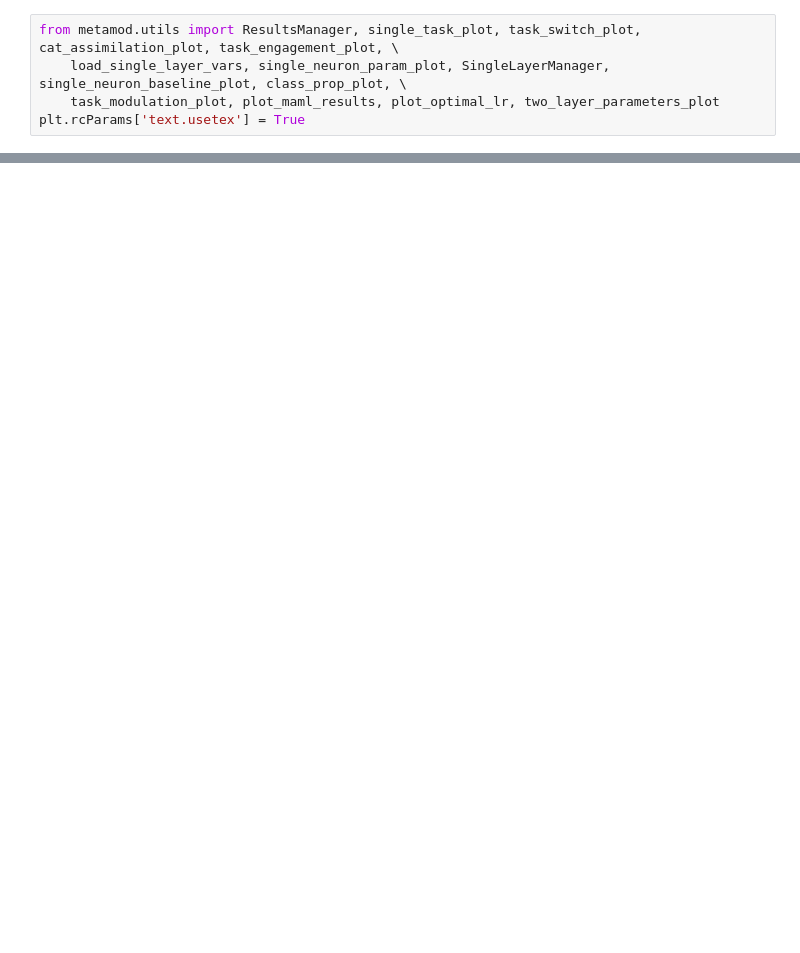
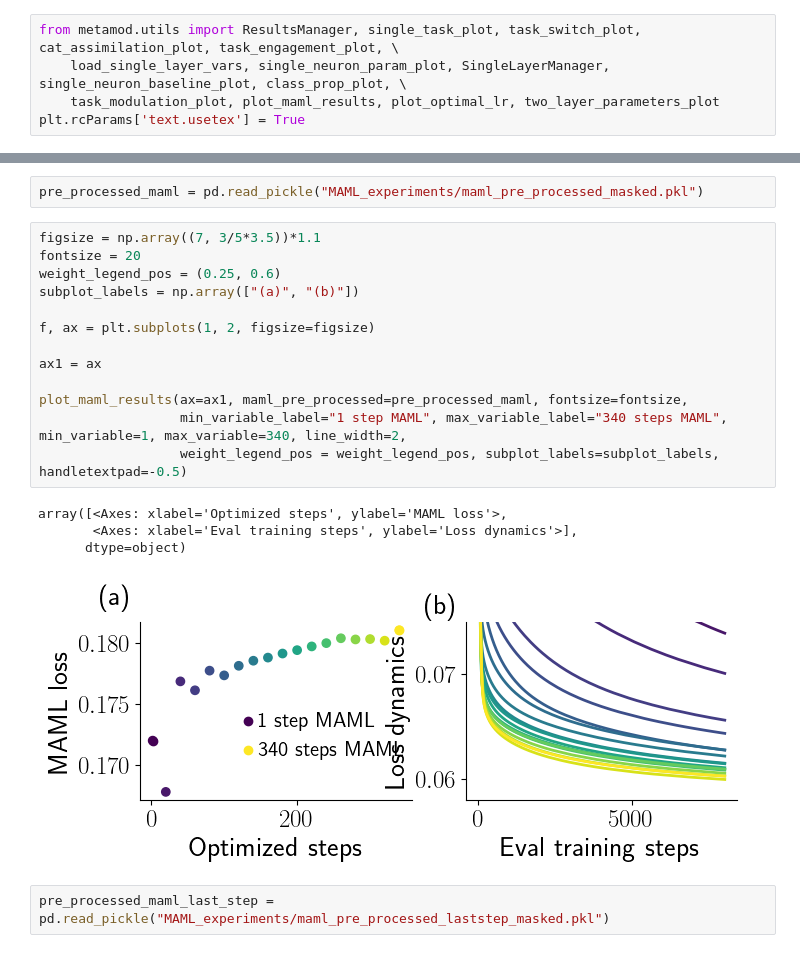
Before and after one commit to rodrigcd/neuromod, a Jupyter notebook: notebooks/rebuttal.ipynb, the cells around one changed output, grey strips where cells are left out. Drawn from its saved outputs; the diff is of its cells as text; blank space fills up the shorter version.

```diff
--- a/notebooks/rebuttal.ipynb
+++ b/notebooks/rebuttal.ipynb
@@ -64,0 +115,22 @@ ax_2 = two_layer_parameters_plot(result_manager, figsize=figsize, fontsize=fonts
+# %%
+pre_processed_maml = pd.read_pickle("MAML_experiments/maml_pre_processed_masked.pkl")
+# %%
+figsize = np.array((7, 3/5*3.5))*1.1
+fontsize = 20
+weight_legend_pos = (0.25, 0.6)
+subplot_labels = np.array(["(a)", "(b)"])
+
+f, ax = plt.subplots(1, 2, figsize=figsize)
+
+ax1 = ax
+
+plot_maml_results(ax=ax1, maml_pre_processed=pre_processed_maml, fontsize=fontsize,
+                  min_variable_label="1 step MAML", max_variable_label="340 steps MAML", min_variable=1, max_variable=340, line_width=2,
+                  weight_legend_pos = weight_legend_pos, subplot_labels=subplot_labels, handletextpad=-0.5)
+# %% [output]
+array([<Axes: xlabel='Optimized steps', ylabel='MAML loss'>,
+       <Axes: xlabel='Eval training steps', ylabel='Loss dynamics'>],
+      dtype=object)
+[figure, added]
+# %%
+pre_processed_maml_last_step = pd.read_pickle("MAML_experiments/maml_pre_processed_laststep_masked.pkl")
```
Also changed, not shown: parts of 30 cells of this notebook, 15 other files.
